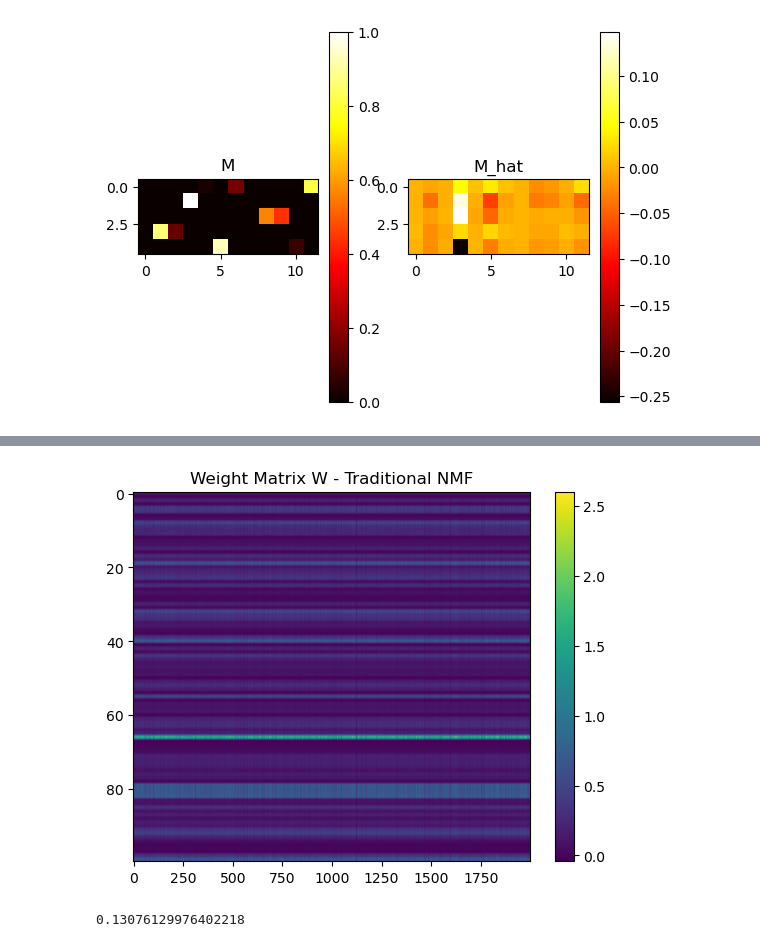
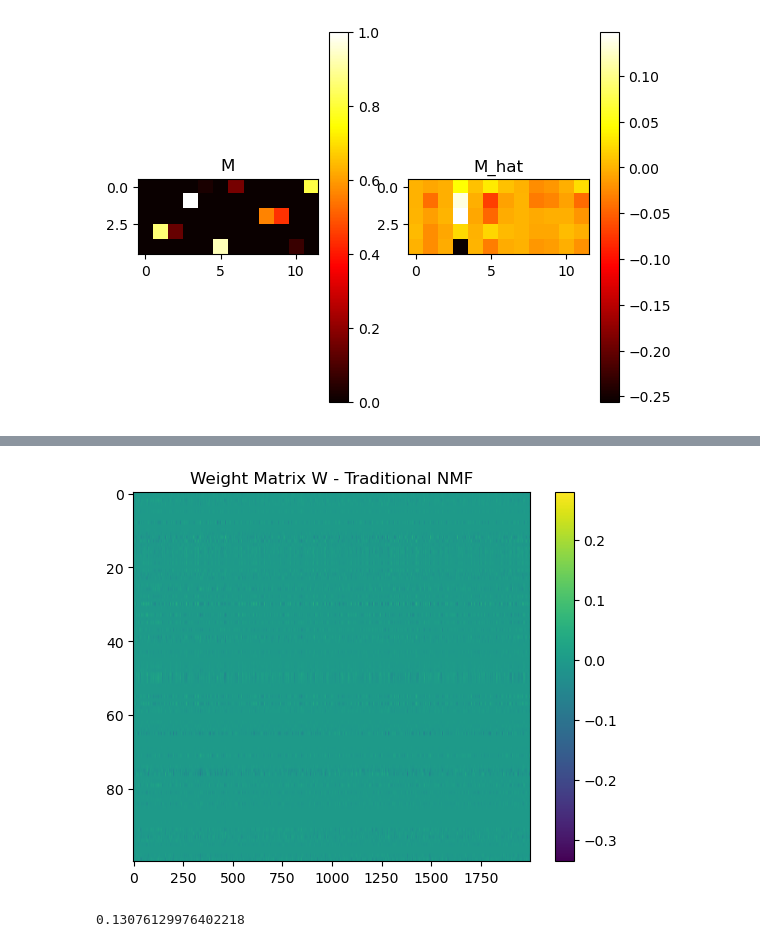
Before and after one commit to bowen-w-zheng/Interpretable_NN, a Jupyter notebook: scratch.ipynb, the cells around one changed output, grey strips where cells are left out. Drawn from its saved outputs; the diff is of its cells as text; code cells hidden in the pictures.

```diff
--- a/scratch.ipynb
+++ b/scratch.ipynb
@@ -439,0 +439,11 @@ residual 0.006384859669634065
+# %%
+# Compute residual
+Y_pred = model_nn(X_tensor).detach().numpy()
+residual_nn = np.square(X_true - Y_pred.T).sum()
+print(f'residual {get_residual_ratio(X_true, Y_pred.T)}')
+# Plot loss
+plt.plot(loss_values)
+plt.title('Loss values over epochs')
+plt.xlabel('Epochs')
+plt.ylabel('Loss')
+plt.show()
@@ -450,11 +463,11 @@ plt.hist(model_nn.fc.weight.data.flatten())
 # %%
 # Visualize weight matrix W
-plt.imshow(Y_pred.T, cmap='viridis', aspect='auto')
+plt.imshow(X_true - Y_pred.T, cmap='viridis', aspect='auto')
 plt.colorbar()
 plt.title('Weight Matrix W - Traditional NMF')
 plt.show()
 # %% [output]
-[figure, old version]
+[figure, new version]
 # %%
 # Apply NN-based NMF
 model_nn = NMFFC(n_samples, n_response_patterns, n_factors)
```
Also changed, not shown: parts of 7 cells of this notebook, 2 other files.
